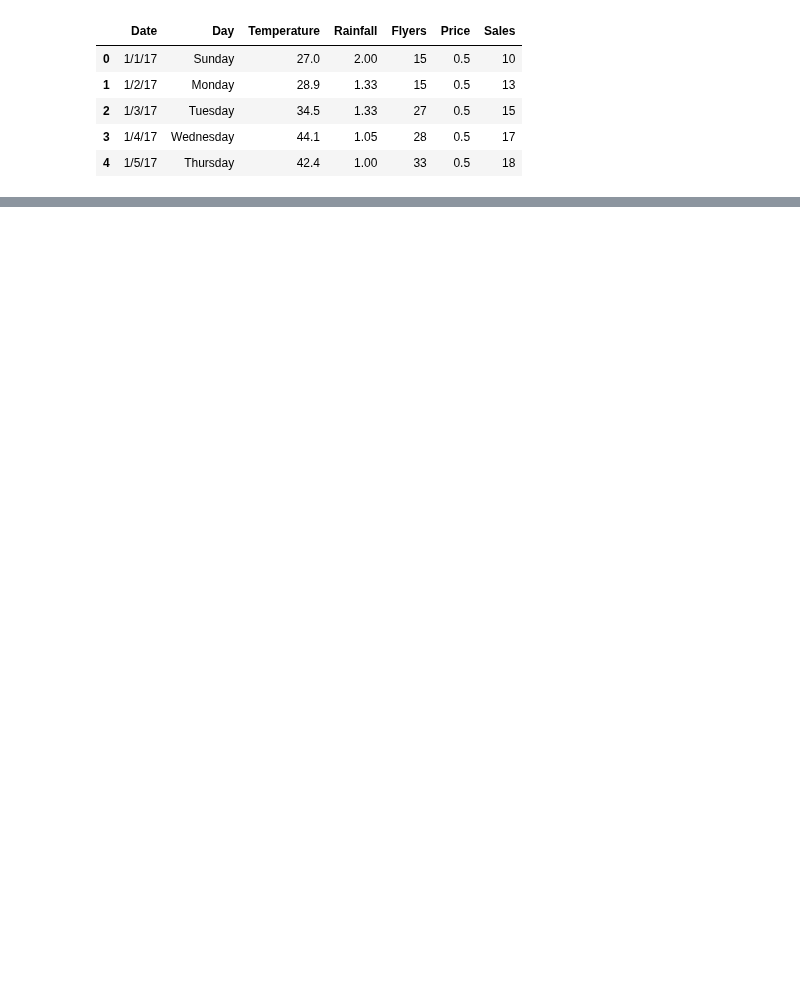
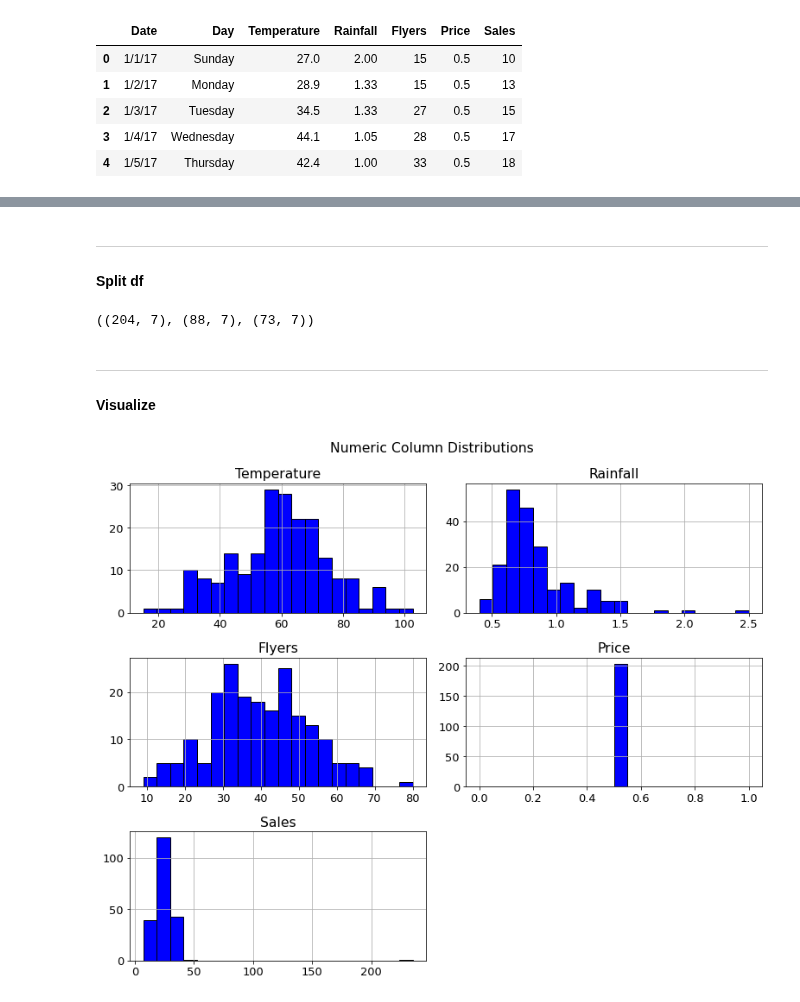
Before and after one commit to CSolitaire/anomaly-detection-exercises, a Jupyter notebook: continuous_probabilistic_methods.ipynb, the cells around one changed output, grey strips where cells are left out. Saved outputs shown, nothing was run; the diff lists cells and outputs as text; code cells hidden in the pictures; blank space fills up the shorter version.

Commit message:
Function Complete

```diff
--- a/continuous_probabilistic_methods.ipynb
+++ b/continuous_probabilistic_methods.ipynb
@@ -24,0 +58,42 @@ df.head()
+# %% [markdown]
+***
+
+#### Split df
+# %%
+from sklearn.model_selection import train_test_split
+
+def split_df(df):
+    '''
+    This function splits our dataframe in to train, validate, and test
+    '''
+    # split dataset
+    train_validate, test = train_test_split(df, test_size = .2, random_state = 123)
+    train, validate = train_test_split(train_validate, test_size = .3, random_state = 123)
+    return train, validate, test
+
+train,validate,test = split_df(df)
+train.shape, validate.shape,test.shape
+# %% [output]
+((204, 7), (88, 7), (73, 7))
+# %% [markdown]
+***
+
+#### Visualize
+# %%
+def numeric_hists(df, bins=20):
+    """
+    Function to take in a DataFrame, bins default 20,
+    select only numeric dtypes, and
+    display histograms for each numeric column
+    """
+    plt.rc('figure', figsize=(11, 9))
+    plt.rc('font', size=13)
+    num_df = df.select_dtypes(include=np.number)
+    num_df.hist(bins=bins, color='blue', ec='black')
+    plt.suptitle('Numeric Column Distributions')
+    plt.tight_layout()
+    plt.show()
+
+numeric_hists(train)
+# %% [output]
+[figure, added]
```
Also changed, not shown: parts of 20 cells of this notebook.
